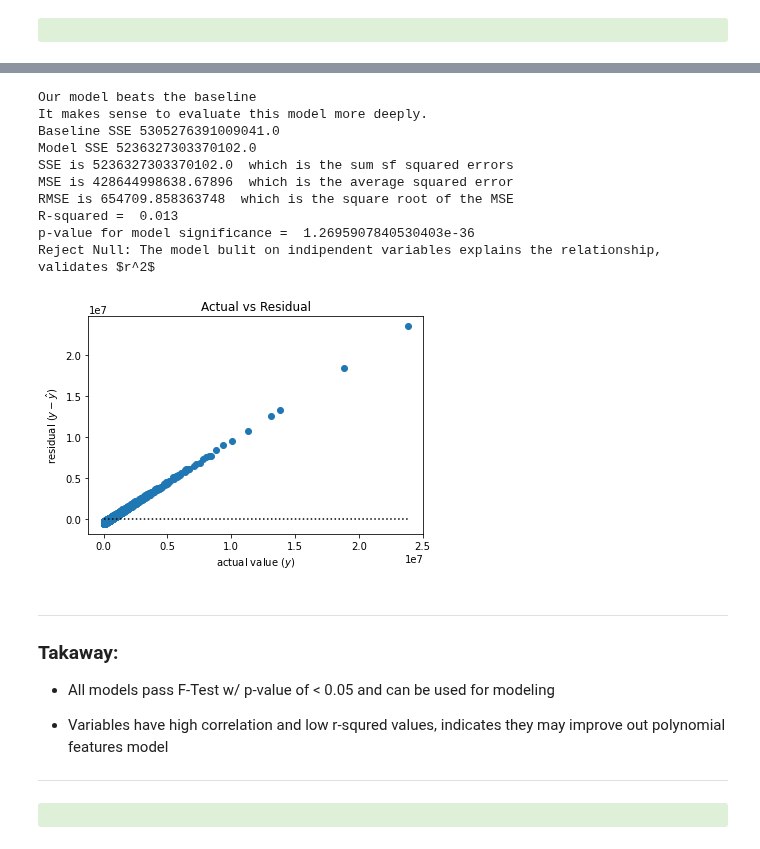
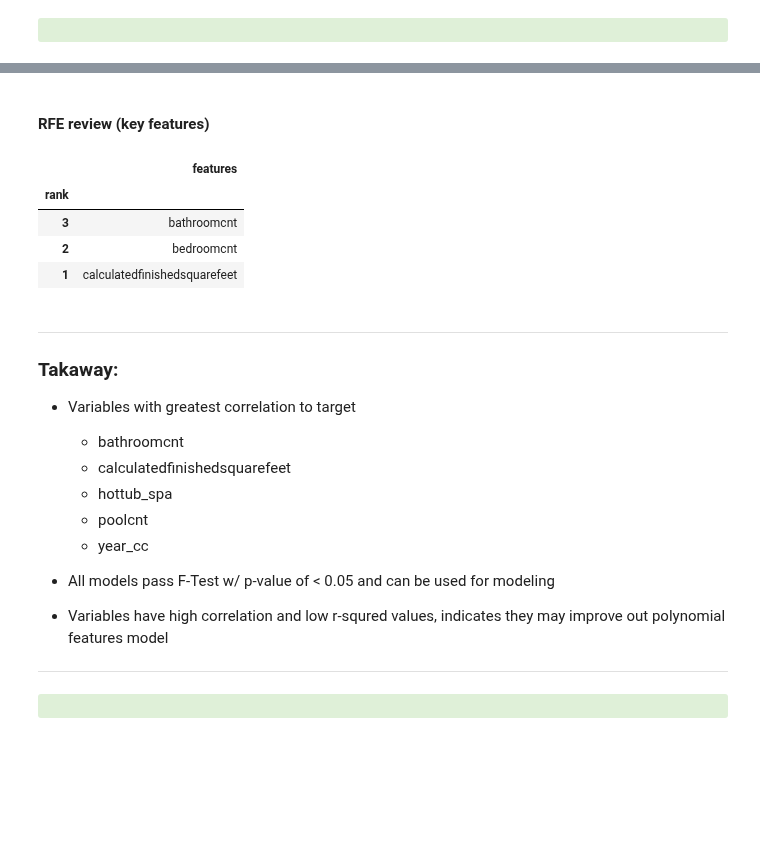
Before and after one commit to CY-Data-Services/zillow_regression_project, a Jupyter notebook: Zillow Regression Project/mvp.ipynb, the cells around one changed output, grey strips where cells are left out. Saved outputs shown, nothing was run; the diff lists cells and outputs as text; code cells hidden in the pictures; blank space fills up the shorter version.

```diff
--- a/Zillow Regression Project/mvp.ipynb
+++ b/Zillow Regression Project/mvp.ipynb
@@ -763,27 +654,32 @@ Reject Null: The model bulit on indipendent variables explains the relationship,
-# %%
-# Evaluate year_cc
-src.model.eval_linear_feature(ols('taxvaluedollarcnt ~ year_cc', X_train_explore).fit(), X_train_explore.taxvaluedollarcnt, X_train_explore.year_cc)
-# %% [output]
-Our model beats the baseline
-It makes sense to evaluate this model more deeply.
-Baseline SSE 5305276391009041.0
-Model SSE 5236327303370102.0
-SSE is 5236327303370102.0  which is the sum sf squared errors
-MSE is 428644998638.67896  which is the average squared error
-RMSE is 654709.858363748  which is the square root of the MSE
-R-squared =  0.013
-p-value for model significance =  1.2695907840530403e-36
-Reject Null: The model bulit on indipendent variables explains the relationship, validates $r^2$
-[figure, removed]
+# %% [markdown]
+#### RFE review (key features)
+# %%
+lm = LinearRegression()
+rfe = RFE(lm, 1)
+rfe.fit(X_train_scaled, y_train)
+ranks = rfe.ranking_
+names = X_train_scaled.columns.tolist()
+pd.DataFrame({'features': names, 'rank': ranks}).set_index('rank')
+# %% [output]
+|  | features |
+| rank |  |
+| 3 | bathroomcnt |
+| 2 | bedroomcnt |
+| 1 | calculatedfinishedsquarefeet |
 # %% [markdown]
 ***
 
 ### Takaway:
+- Variables with greatest correlation to target
+  - bathroomcnt
+  - calculatedfinishedsquarefeet
+  - hottub_spa
+  - poolcnt
+  - year_cc
 
 - All models pass F-Test w/ p-value of < 0.05 and can be used for modeling
 
 - Variables have high correlation and low r-squred values, indicates they may improve out polynomial features model
-
 ***
 # %% [markdown]
 <div class="alert alert-block alert-success"></div>
```
Also changed, not shown: parts of 33 cells of this notebook.
